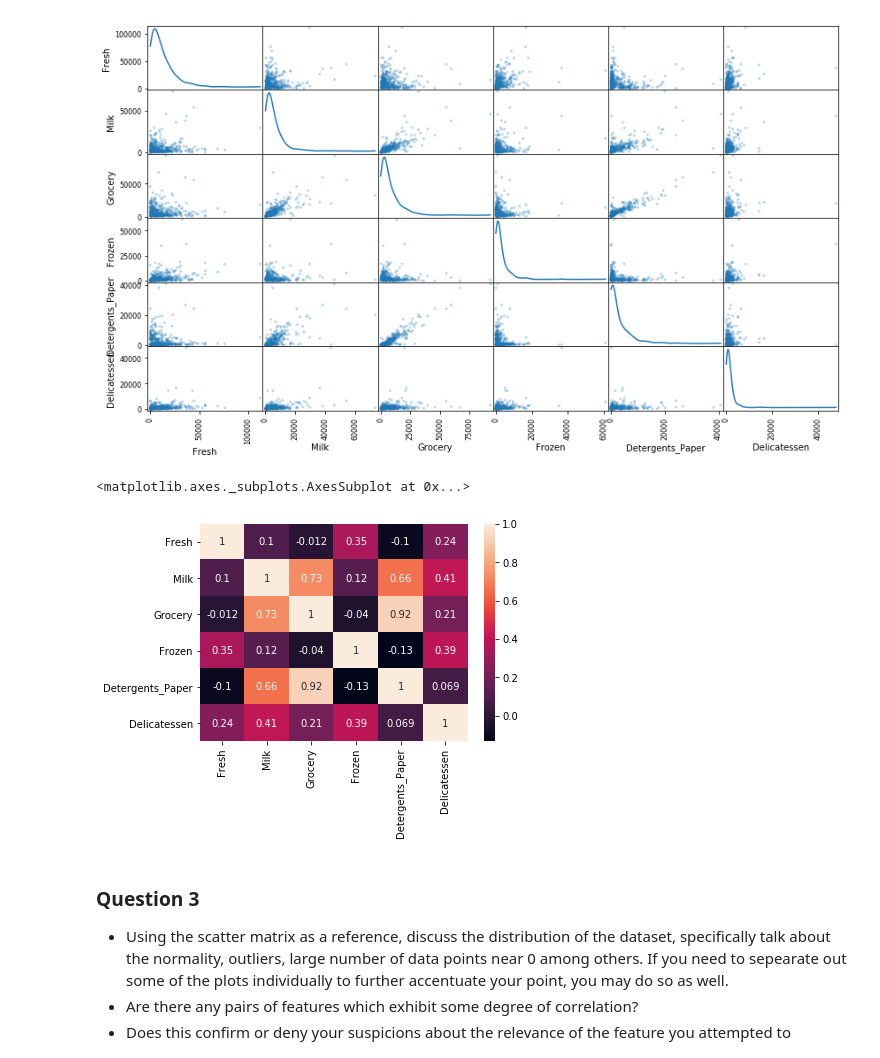
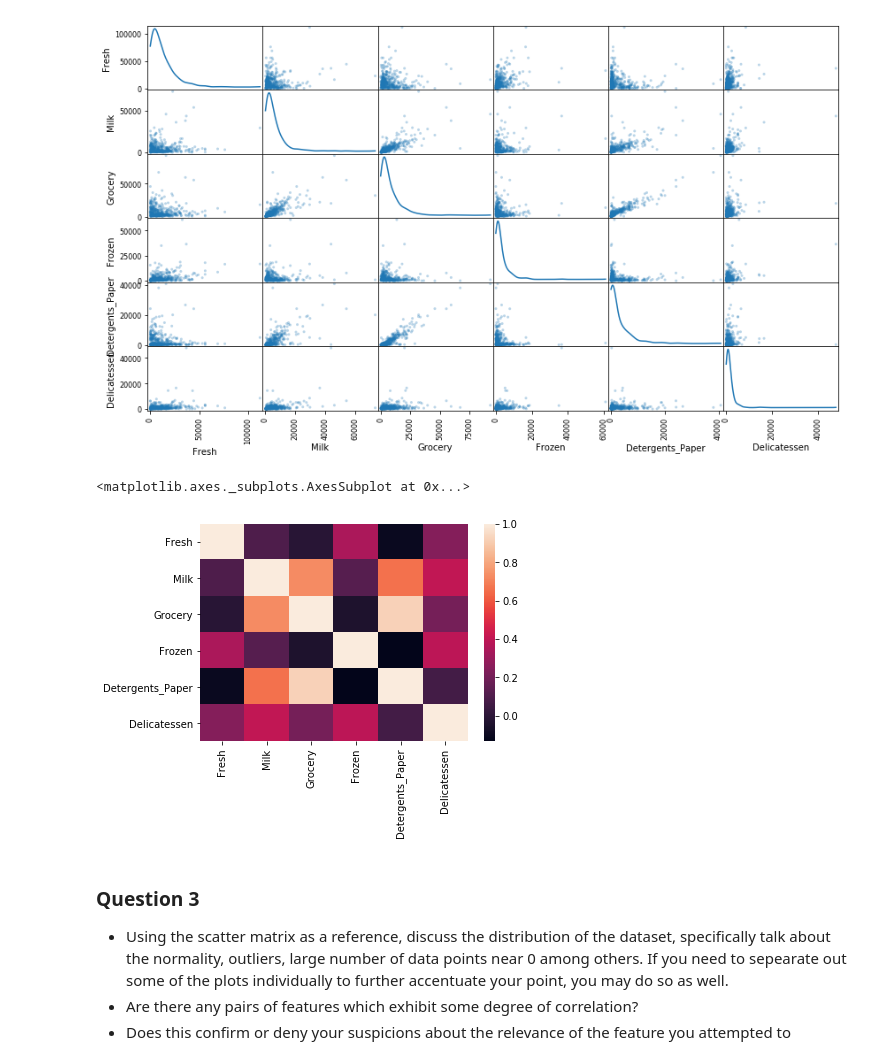
Before and after one commit to rromanss23/Machine_Leaning_Engineer_Udacity_NanoDegree, a Jupyter notebook: projects/customer_segments/customer_segments.ipynb, the cells around one changed output. Saved outputs shown, nothing was run; the diff lists cells and outputs as text; code cells hidden in the pictures.

```diff
--- a/projects/customer_segments/customer_segments.ipynb
+++ b/projects/customer_segments/customer_segments.ipynb
@@ -202,10 +182,10 @@ pd.scatter_matrix(data, alpha = 0.3, figsize = (14,8), diagonal = 'kde');
 # %%
 import seaborn as sns
 
-sns.heatmap(data.corr(), annot=True)
+sns.heatmap(data.corr())
 # %% [output]
 <matplotlib.axes._subplots.AxesSubplot at 0x...>
-[figure, old version]
+[figure, new version]
 # %% [markdown]
 ### Question 3
 * Using the scatter matrix as a reference, discuss the distribution of the dataset, specifically talk about the normality, outliers, large number of data points near 0 among others. If you need to sepearate out some of the plots individually to further accentuate your point, you may do so as well.
```
Also changed, not shown: parts of 12 cells of this notebook.
